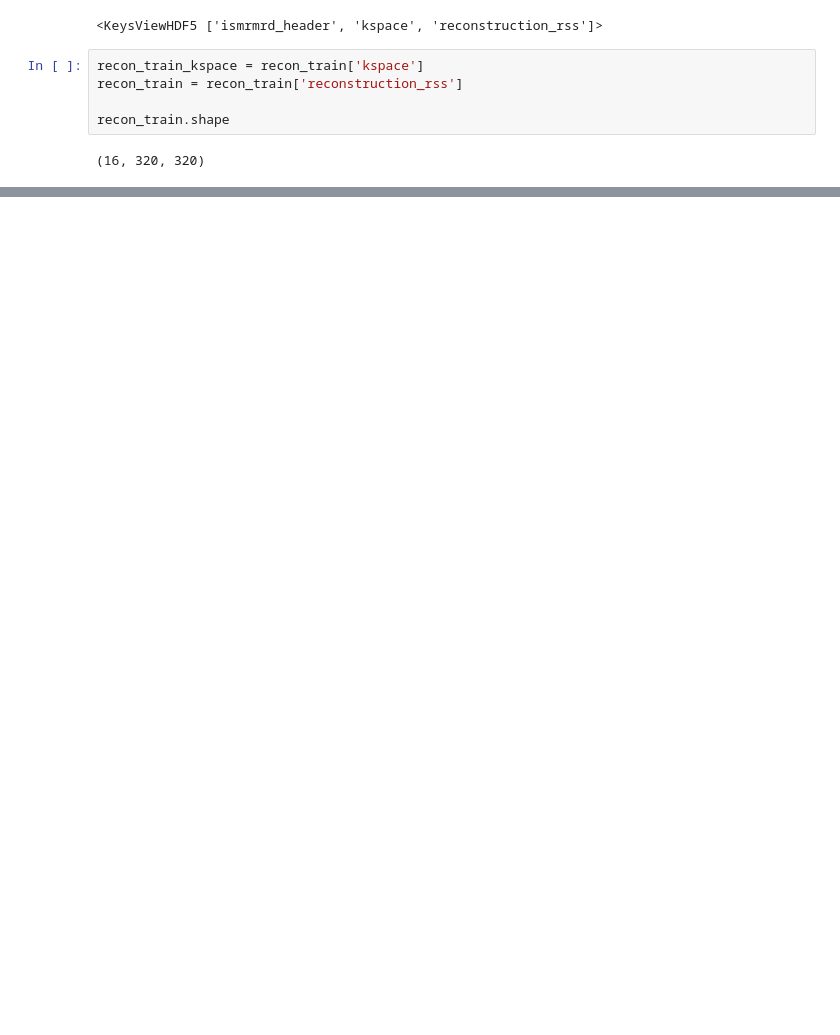
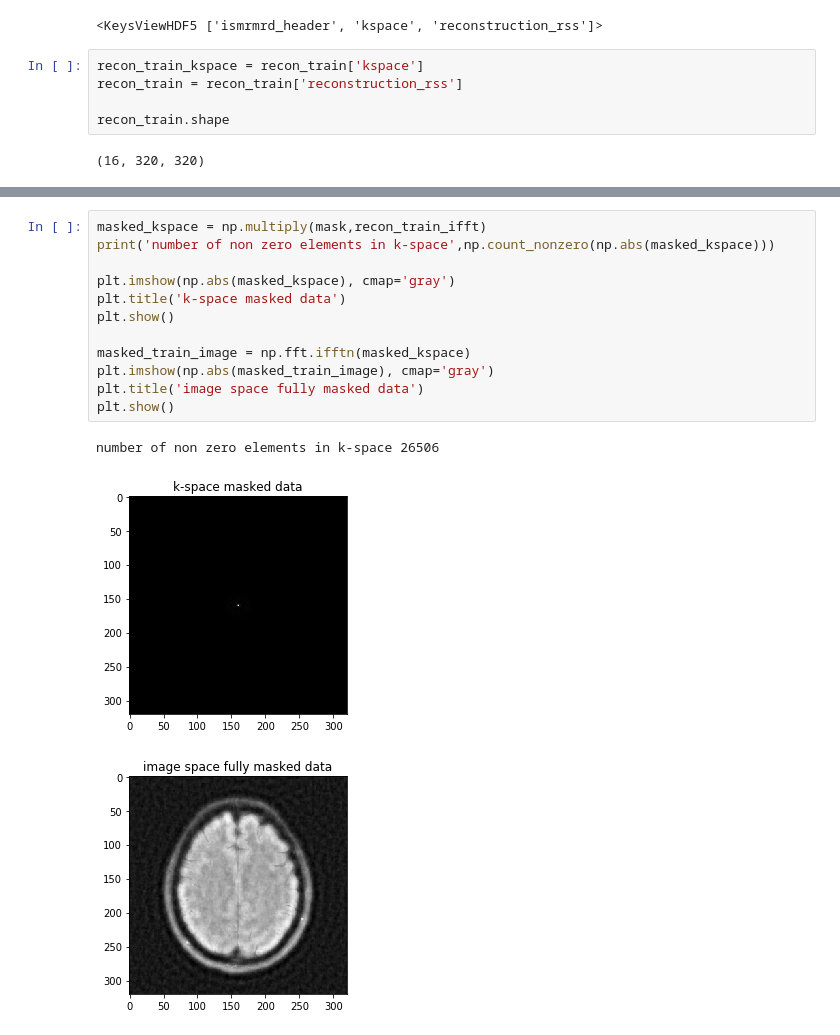
Before and after one commit to Samuel-van-Gurp/fastMRI, a Jupyter notebook: test_notebook.ipynb, the cells around one changed output, grey strips where cells are left out. Drawn from its saved outputs; the diff is of its cells as text; blank space fills up the shorter version.

```diff
--- a/test_notebook.ipynb
+++ b/test_notebook.ipynb
@@ -43,0 +96,16 @@ plt.show()
+# %%
+masked_kspace = np.multiply(mask,recon_train_ifft)
+print('number of non zero elements in k-space',np.count_nonzero(np.abs(masked_kspace)))
+
+plt.imshow(np.abs(masked_kspace), cmap='gray')
+plt.title('k-space masked data')
+plt.show()
+
+masked_train_image = np.fft.ifftn(masked_kspace)
+plt.imshow(np.abs(masked_train_image), cmap='gray')
+plt.title('image space fully masked data')
+plt.show()
+# %% [output]
+number of non zero elements in k-space 26506
+[figure, added]
+[figure, added]
```
Also changed, not shown: parts of 13 cells of this notebook.
